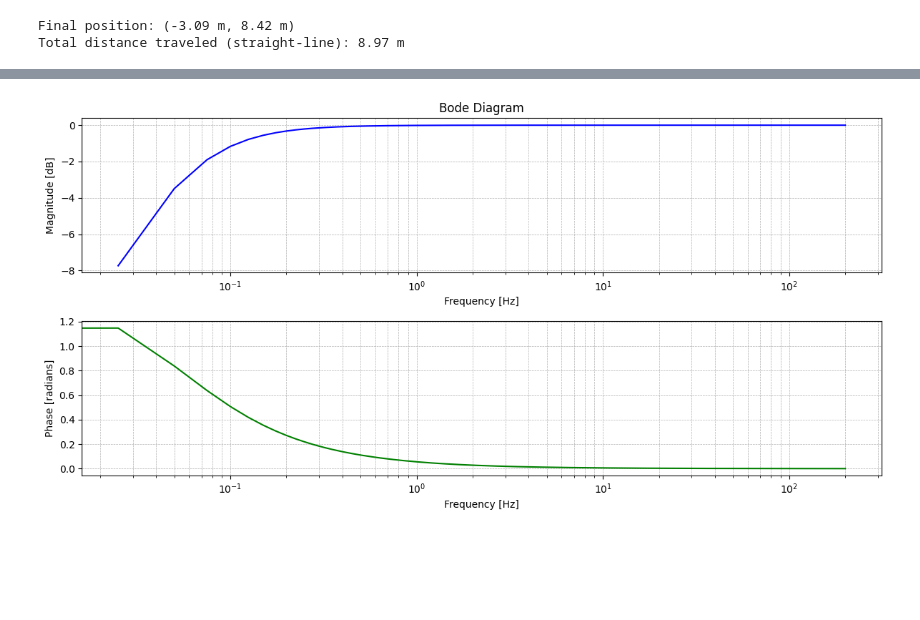
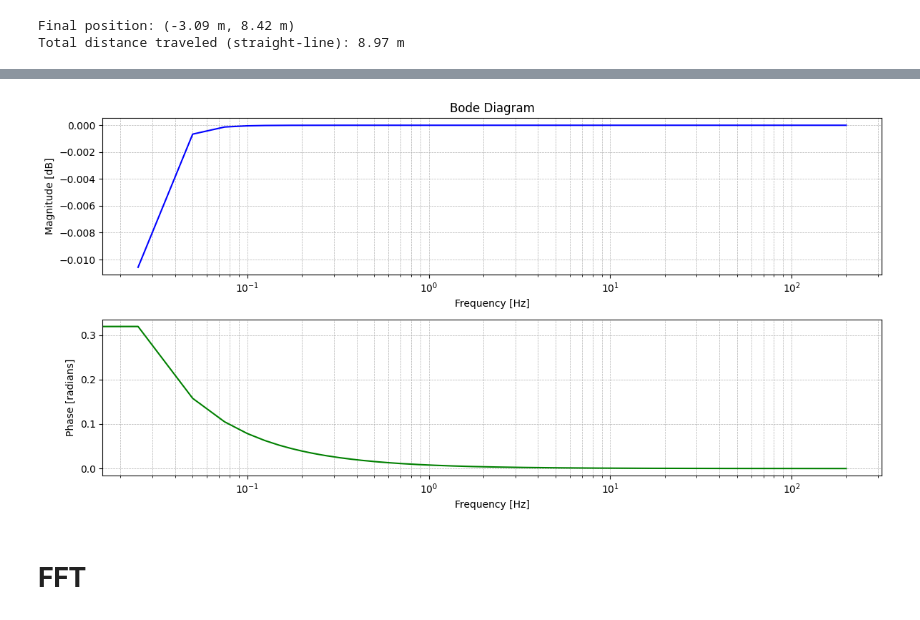
Before and after one commit to mamdaliof/RPCN---November-2025, a Jupyter notebook: RPCN_PART_A2/src/assignment2.ipynb, the cells around one changed output, grey strips where cells are left out. Cells and saved outputs as stored; diff of their text form; code cells hidden in the pictures; blank space fills up the shorter version.

```diff
--- a/RPCN_PART_A2/src/assignment2.ipynb
+++ b/RPCN_PART_A2/src/assignment2.ipynb
@@ -449,35 +453,37 @@ import matplotlib.pyplot as plt
 
 def plot_bode_diagram(b, a, sampling_frequency):
     w, h = freqz(b, a, worN=8000)
     frequencies = w * sampling_frequency / (2 * np.pi)  # Convert to Hz
 
     plt.figure(figsize=(12, 6))
 
     # Magnitude plot
     plt.subplot(2, 1, 1)
     plt.semilogx(frequencies, 20 * np.log10(abs(h)), 'b')
     plt.title('Bode Diagram')
     plt.xlabel('Frequency [Hz]')
     plt.ylabel('Magnitude [dB]')
     plt.grid(which='both', linestyle='--', linewidth=0.5)
 
     # Phase plot
     plt.subplot(2, 1, 2)
     plt.semilogx(frequencies, np.angle(h), 'g')
     plt.xlabel('Frequency [Hz]')
     plt.ylabel('Phase [radians]')
     plt.grid(which='both', linestyle='--', linewidth=0.5)
 
     plt.tight_layout()
     plt.show()
 
 # Example usage
 nyquist = 0.9 * 400
 cutoff = 0.1/nyquist  # Cutoff frequency (normalized)
-b, a = butter(1, cutoff, btype='high')
+b, a = butter(2, cutoff, btype='high')
 plot_bode_diagram(b, a, 400)
 # %% [output]
-[figure, old version]
+[figure, new version]
+# %% [markdown]
+# FFT
 # %%
 from scipy.fft import fft, fftfreq
 
```
Also changed, not shown: parts of 6 cells of this notebook.
